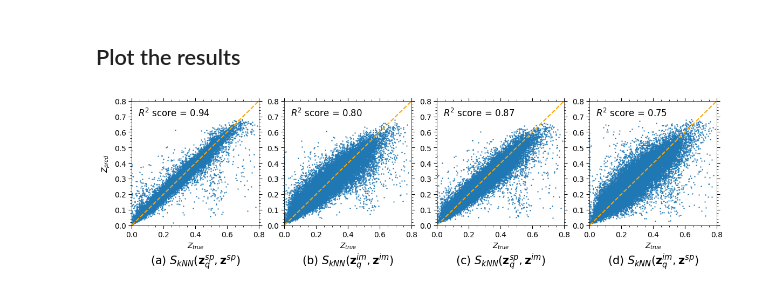
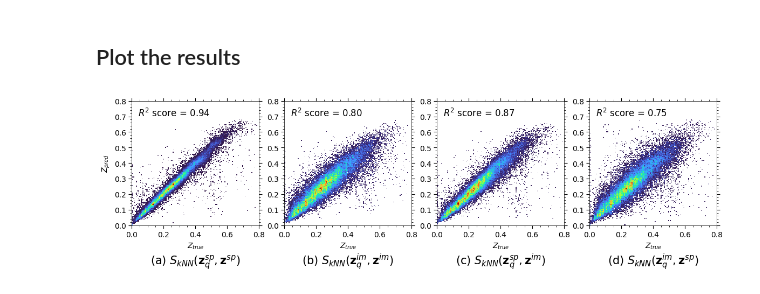
Before and after one commit to adnansiddiquei/AstroCLIP, a Jupyter notebook: results/downstream_tasks/Redshift Estimation.ipynb, the cells around one changed output. Saved outputs shown, nothing was run; the diff lists cells and outputs as text; code cells hidden in the pictures.

Commit message:
Completed exec-summary. Added a new plot to compare redshift predictions to Parker et al. Change redshift preds plot to be a heatmap. Added some illustrations specifically for the exec-summary.

```diff
--- a/results/downstream_tasks/Redshift Estimation.ipynb
+++ b/results/downstream_tasks/Redshift Estimation.ipynb
@@ -89,34 +89,40 @@ _, is_predicted_redshifts = predict_redshifts(
 )
 # %% [markdown]
 ## Plot the results
+# %%
+import matplotlib.colors as mcolors
+
+cmap = plt.get_cmap('turbo')
+colors = cmap(np.arange(cmap.N))
+colors[0] = np.array([1, 1, 1, 1])  # Set the color for zero counts to white
+new_cmap = mcolors.ListedColormap(colors)
 # %%
 from sklearn.metrics import r2_score
 
 def plot_r2_score(ax, redshifts, predicted_redshifts, title, ylabel=None):
     r2 = r2_score(redshifts, predicted_redshifts)
 
-    ax.scatter(redshifts, predicted_redshifts, s=0.5)
+    ax.hist2d(redshifts, predicted_redshifts, bins=150, cmap=new_cmap)
     ax.set_xlim(0.0, 0.8)
     ax.set_ylim(0.0, 0.8)
-    ax.plot(np.linspace(0, 0.8, 100), np.linspace(0, 0.8, 100), color='orange', linestyle='--')
 
     ax.set_xlabel(r'$Z_{true}$')
     ax.set_ylabel(ylabel)
     ax.text(0.04, 0.7, rf'$R^2$ score = {r2:.2f}', fontsize=12)
     # ax.suptitle(title, y=0.02, va='top')
     ax.set_title(title, fontsize=15, y=-0.35)
 
 fig, ax = plt.subplots(figsize=(14, 3), nrows=1, ncols=4)
 plot_r2_score(ax[0], actual_redshifts, ss_predicted_redshifts, title=r'(a) $S_{kNN}(\mathbf{z}_{q}^{sp}, \mathbf{z}^{sp})$', ylabel=r'$Z_{pred}$')
 plot_r2_score(ax[1], actual_redshifts, ii_predicted_redshifts, title=r'(b) $S_{kNN}(\mathbf{z}_{q}^{im}, \mathbf{z}^{im})$')
 plot_r2_score(ax[2], actual_redshifts, si_predicted_redshifts, title=r'(c) $S_{kNN}(\mathbf{z}_{q}^{sp}, \mathbf{z}^{im})$')
 plot_r2_score(ax[3], actual_redshifts, is_predicted_redshifts, title=r'(d) $S_{kNN}(\mathbf{z}_{q}^{im}, \mathbf{z}^{sp})$')
 
 format_axes(ax[0])
 format_axes(ax[1])
 format_axes(ax[2])
 format_axes(ax[3])
 
 plt.savefig('out/redshift_knn_regression.png', bbox_inches='tight')
 # %% [output]
-[figure, old version]
+[figure, new version]
```
Also changed, not shown: 8 other files.
